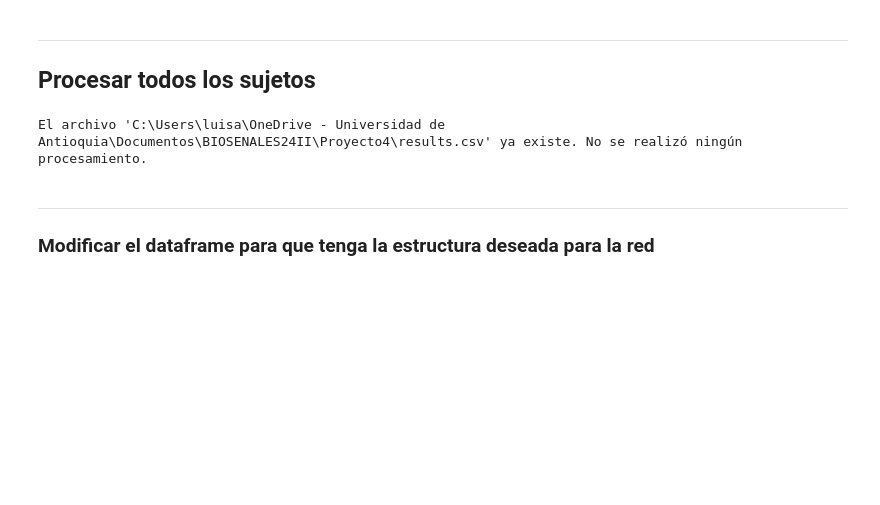
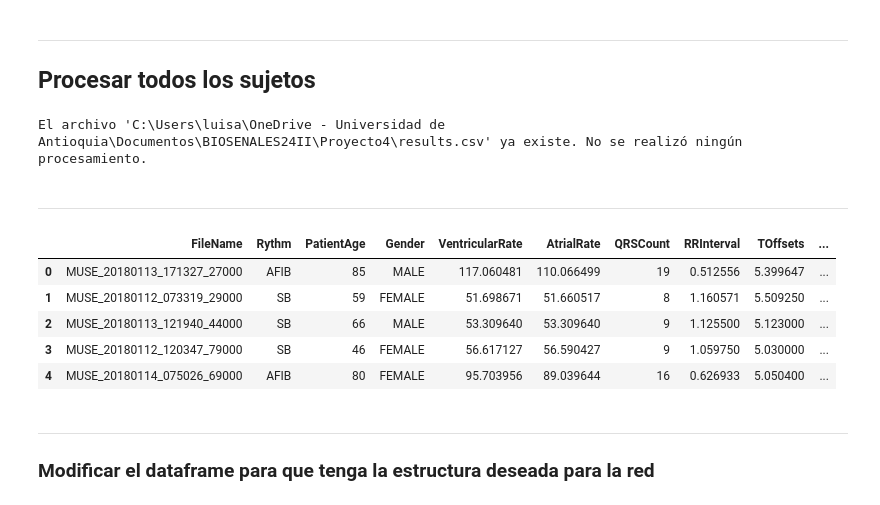
Before and after one commit to LuEnciso21/BIOSENALES24II, a Jupyter notebook: Proyecto4/P4_LuisaEnciso.ipynb, the cells around one changed output. Drawn from its saved outputs; the diff is of its cells as text; code cells hidden in the pictures; blank space fills up the shorter version.

```diff
--- a/Proyecto4/P4_LuisaEnciso.ipynb
+++ b/Proyecto4/P4_LuisaEnciso.ipynb
@@ -412,6 +412,20 @@ save_path_results = r"C:\Users\luisa\OneDrive - Universidad de Antioquia\Documen
 process_ecg_data_list(datos_listaF, save_path_results)
 # %% [output]
 El archivo 'C:\Users\luisa\OneDrive - Universidad de Antioquia\Documentos\BIOSENALES24II\Proyecto4\results.csv' ya existe. No se realizó ningún procesamiento.
+# %% [markdown]
+<hr>
+# %%
+
+df = pd.read_csv(r"C:\Users\luisa\OneDrive - Universidad de Antioquia\Documentos\BIOSENALES24II\Proyecto4\results.csv")
+# Verificar los primeros registros del DataFrame procesado
+df.head()
+# %% [output]
+|  | FileName | Rythm | PatientAge | Gender | VentricularRate | AtrialRate | QRSCount | RRInterval | TOffsets | ... |
+| 0 | MUSE_20180113_171327_27000 | AFIB | 85 | MALE | 117.060481 | 110.066499 | 19 | 0.512556 | 5.399647 | ... |
+| 1 | MUSE_20180112_073319_29000 | SB | 59 | FEMALE | 51.698671 | 51.660517 | 8 | 1.160571 | 5.509250 | ... |
+| 2 | MUSE_20180113_121940_44000 | SB | 66 | MALE | 53.309640 | 53.309640 | 9 | 1.125500 | 5.123000 | ... |
+| 3 | MUSE_20180112_120347_79000 | SB | 46 | FEMALE | 56.617127 | 56.590427 | 9 | 1.059750 | 5.030000 | ... |
+| 4 | MUSE_20180114_075026_69000 | AFIB | 80 | FEMALE | 95.703956 | 89.039644 | 16 | 0.626933 | 5.050400 | ... |
 # %% [markdown]
 <hr>
 
```
Also changed, not shown: parts of 23 cells of this notebook.
